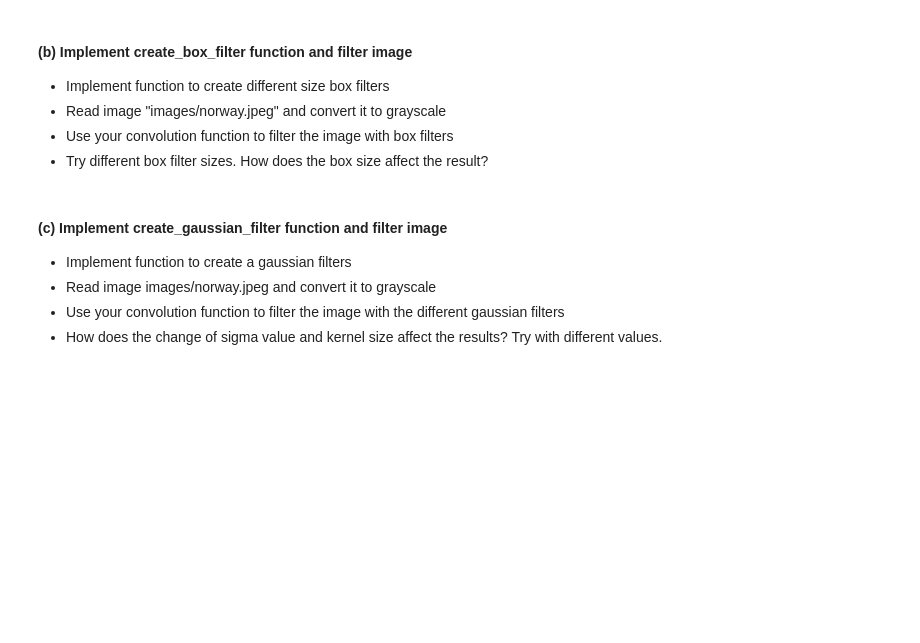
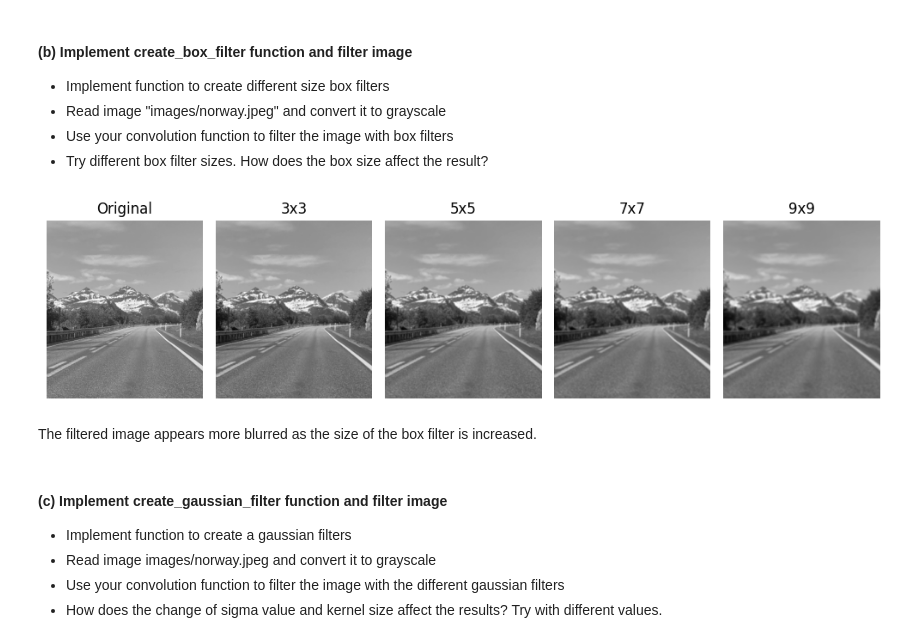
Before and after one commit to macpalor/computer-vision, a Jupyter notebook: ex2/CV-2025-exercises-02.ipynb, the cells around one changed output. Saved outputs shown, nothing was run; the diff lists cells and outputs as text; code cells hidden in the pictures; blank space fills up the shorter version.

```diff
--- a/ex2/CV-2025-exercises-02.ipynb
+++ b/ex2/CV-2025-exercises-02.ipynb
@@ -32,8 +32,26 @@ def convolution(img, kernel):
     Returns:
         Convolved image
     """
+    # below we will implement valid convolution only since it wasn't specified in the
+    # exercise if padding was required
 
-    return None
+    img_h, img_w = img.shape
+    kernel_h, kernel_w = kernel.shape
+    # for image of height/width x and kernel of height/width y
+    # the kernel fits inside the image dimensions x - y + 1 times
+    # this way we get the dimensions of the convolved (output) image
+    output_h = img_h - kernel_h + 1
+    output_w = img_w - kernel_w + 1
+
+    output = np.zeros((output_h, output_w))
+
+    for i in range(output_h):
+        for j in range(output_w):
+            # select the region in the image covered by the kernel
+            image_region = img[i: i + kernel_h, j: j + kernel_w]
+            output[i, j] = np.sum(np.multiply(image_region, kernel))
+
+    return output
 # %% [markdown]
 #### (b) Implement create_box_filter function and filter image
 
@@ -50,7 +68,27 @@ def create_box_filter(size):
     Returns:
         box filter with shape size x size.
     """
-    return None
+    box_filter = np.ones((size, size))
+    box_filter = box_filter/np.sum(box_filter)
+    return box_filter
+# %%
+img = cv2.imread("images/norway.jpg", cv2.IMREAD_GRAYSCALE)
+
+filters = [create_box_filter(i) for i in [3, 5, 7, 9]]
+filtered = [convolution(img, box_filter) for box_filter in filters]
+imgs = [img] + filtered
+titles = "Original 3x3 5x5 7x7 9x9".split()
+
+fig, ax = plt.subplots(1, 5, figsize=(10,10))
+for i, img, title in zip(range(5), imgs, titles):
+    ax[i].imshow(img, cmap="gray")
+    ax[i].set_title(title)
+    ax[i].axis("off")
+plt.tight_layout()
+# %% [output]
+[figure, added]
+# %% [markdown]
+The filtered image appears more blurred as the size of the box filter is increased.
 # %% [markdown]
 #### (c) Implement create_gaussian_filter function and filter image
 
```
Also changed, not shown: parts of 3 cells of this notebook.
